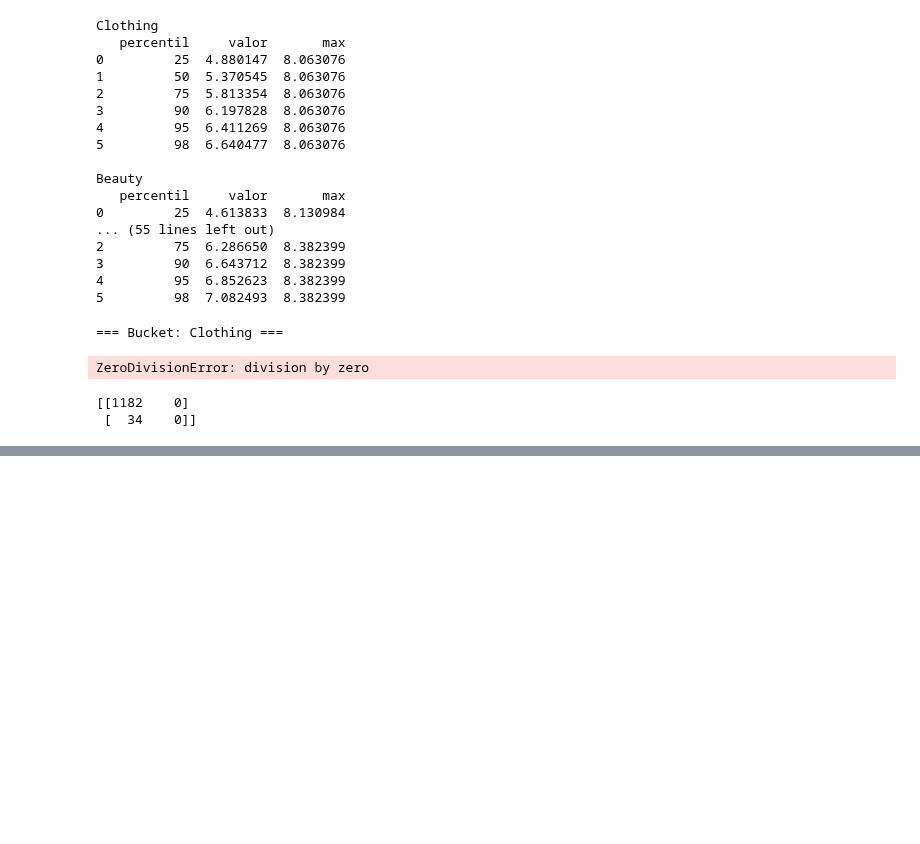
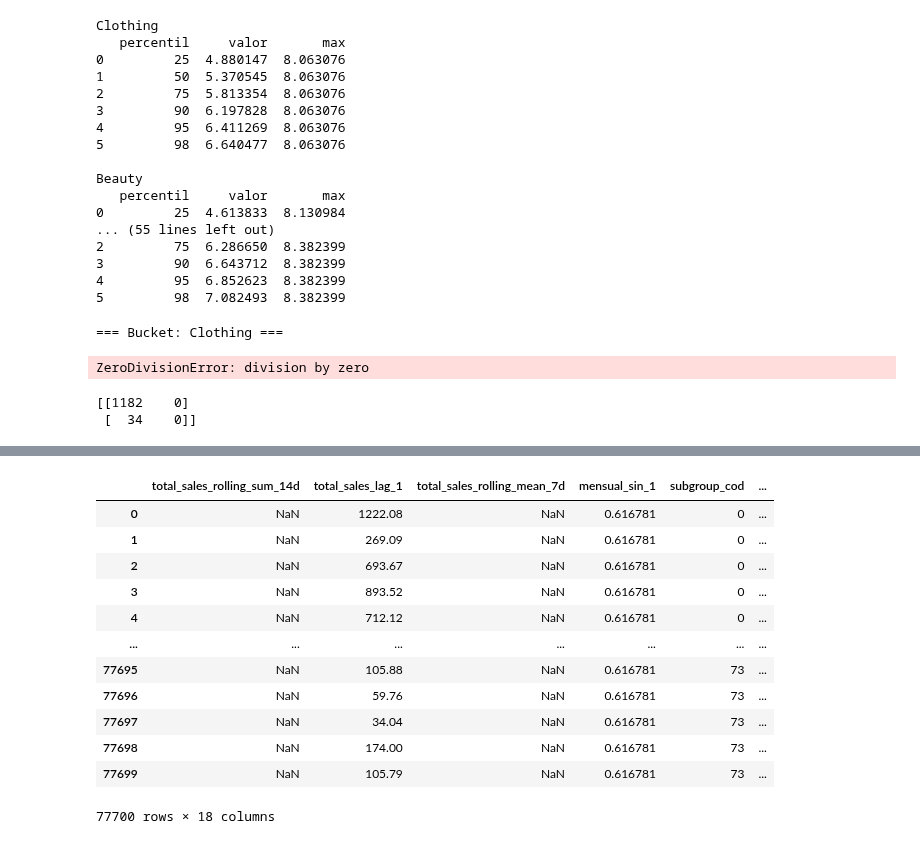
Before and after one commit to Emiliano-Torres/proyecto_eci, a Jupyter notebook: otro_niveles_jerarquicos.ipynb, the cells around one changed output, grey strips where cells are left out. Saved outputs shown, nothing was run; the diff lists cells and outputs as text; code cells hidden in the pictures; blank space fills up the shorter version.

```diff
--- a/otro_niveles_jerarquicos.ipynb
+++ b/otro_niveles_jerarquicos.ipynb
@@ -860,0 +1102,16 @@ print(cm)
+# %%
+predicciones_finales
+# %% [output]
+|  | total_sales_rolling_sum_14d | total_sales_lag_1 | total_sales_rolling_mean_7d | mensual_sin_1 | subgroup_cod | ... |
+| 0 | NaN | 1222.08 | NaN | 0.616781 | 0 | ... |
+| 1 | NaN | 269.09 | NaN | 0.616781 | 0 | ... |
+| 2 | NaN | 693.67 | NaN | 0.616781 | 0 | ... |
+| 3 | NaN | 893.52 | NaN | 0.616781 | 0 | ... |
+| 4 | NaN | 712.12 | NaN | 0.616781 | 0 | ... |
+| ... | ... | ... | ... | ... | ... | ... |
+| 77695 | NaN | 105.88 | NaN | 0.616781 | 73 | ... |
+| 77696 | NaN | 59.76 | NaN | 0.616781 | 73 | ... |
+| 77697 | NaN | 34.04 | NaN | 0.616781 | 73 | ... |
+| 77698 | NaN | 174.00 | NaN | 0.616781 | 73 | ... |
+| 77699 | NaN | 105.79 | NaN | 0.616781 | 73 | ... |
+77700 rows × 18 columns
```
Also changed, not shown: parts of 12 cells of this notebook, 1 other file.
